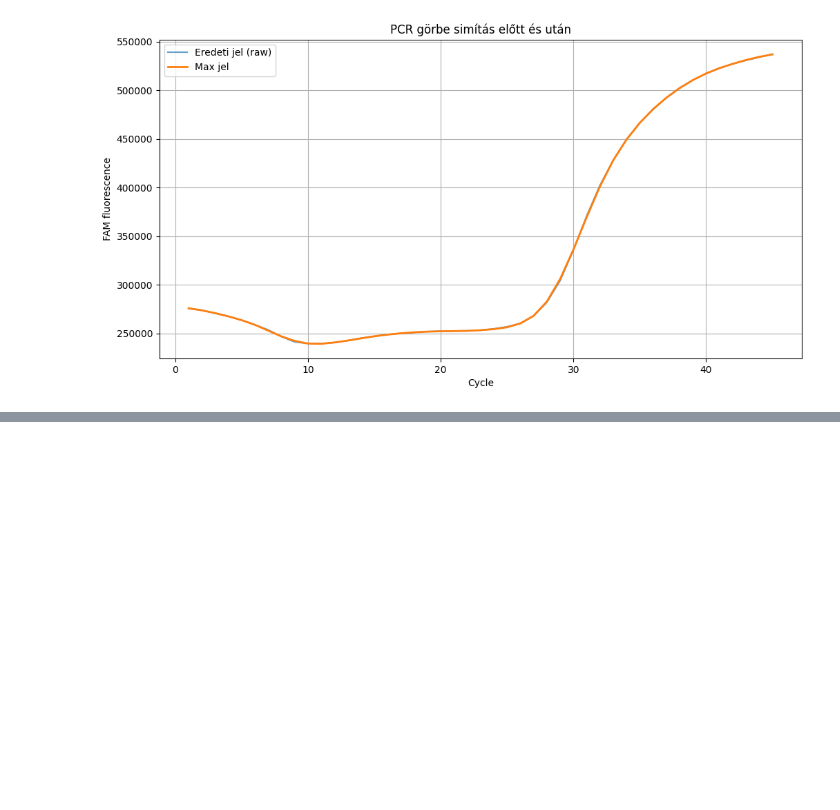
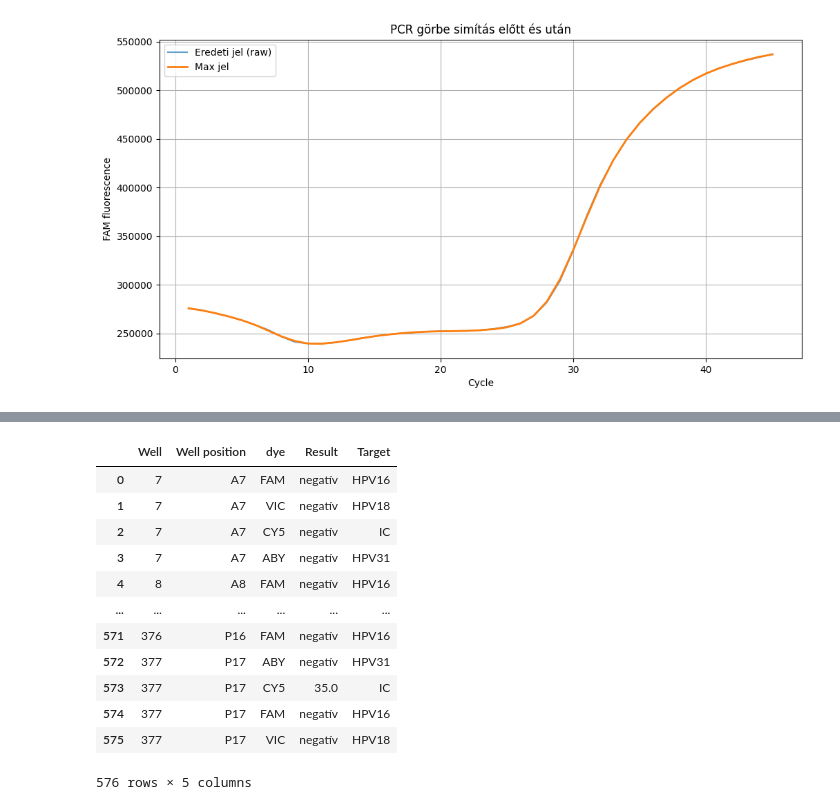
Before and after one commit to pajtas11/szakdoga, a Jupyter notebook: eds_pcr_result.ipynb, the cells around one changed output, grey strips where cells are left out. Cells and saved outputs as stored; diff of their text form; code cells hidden in the pictures; blank space fills up the shorter version.

```diff
--- a/eds_pcr_result.ipynb
+++ b/eds_pcr_result.ipynb
@@ -164,0 +288,18 @@ plt.show()
+# %%
+# Azon sorok eltávolítása, ahol a 'Target' érték NaN
+pcr_result = pcr_result.dropna(subset=['Target']).reset_index(drop=True)
+pcr_result
+# %% [output]
+|  | Well | Well position | dye | Result | Target |
+| 0 | 7 | A7 | FAM | negatív | HPV16 |
+| 1 | 7 | A7 | VIC | negatív | HPV18 |
+| 2 | 7 | A7 | CY5 | negatív | IC |
+| 3 | 7 | A7 | ABY | negatív | HPV31 |
+| 4 | 8 | A8 | FAM | negatív | HPV16 |
+| ... | ... | ... | ... | ... | ... |
+| 571 | 376 | P16 | FAM | negatív | HPV16 |
+| 572 | 377 | P17 | ABY | negatív | HPV31 |
+| 573 | 377 | P17 | CY5 | 35.0 | IC |
+| 574 | 377 | P17 | FAM | negatív | HPV16 |
+| 575 | 377 | P17 | VIC | negatív | HPV18 |
+576 rows × 5 columns
```
Also changed, not shown: parts of 7 cells of this notebook, 1 other file.
